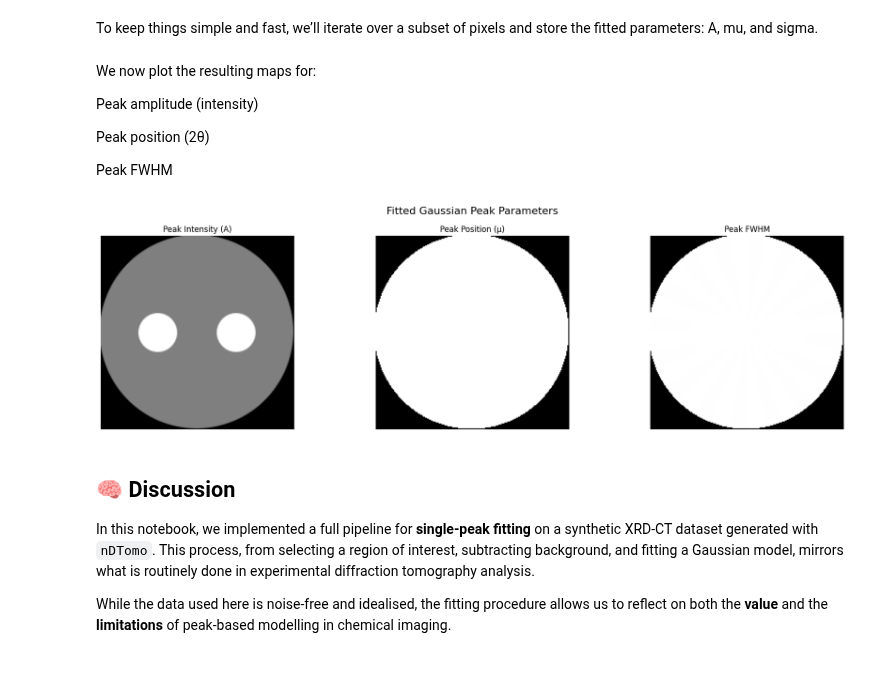
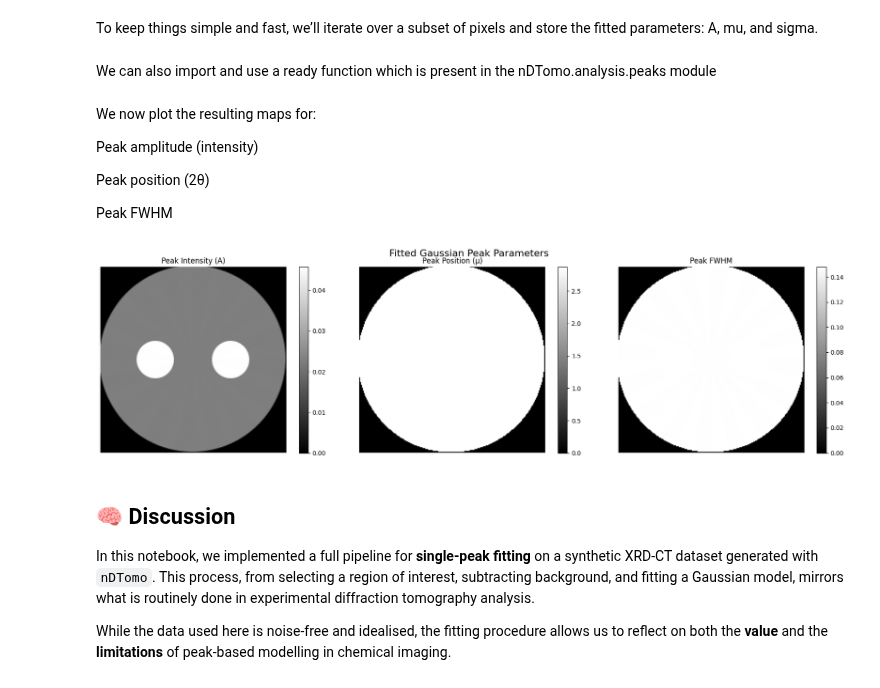
Before and after one commit to antonyvam/nDTomo, a Jupyter notebook: docs/source/notebooks/tutorial_peak_fitting.ipynb, the cells around one changed output. Saved outputs shown, nothing was run; the diff lists cells and outputs as text; code cells hidden in the pictures.

Commit message:
peak_fitting

```diff
--- a/docs/source/notebooks/tutorial_peak_fitting.ipynb
+++ b/docs/source/notebooks/tutorial_peak_fitting.ipynb
@@ -191,3 +194,8 @@ chemct_roi_bgsub = subtract_linear_background(chemct_roi, tth_roi)
+# %%
+from nDTomo.analysis.peaks import subtract_linear_background
+
+# Apply background subtraction
+chemct_roi_bgsub = subtract_linear_background(chemct_roi, tth_roi)
 # %% [markdown]
 To validate the background subtraction, we plot a single pixel’s spectrum before and after processing.
 # %%
@@ -263,6 +271,12 @@ for ix in tqdm(range(nx)):
             params[ix, iy, :] = popt
         except RuntimeError:
             pass  # Fit failed
+# %% [markdown]
+We can also import and use a ready function which is present in the nDTomo.analysis.peaks module
+# %%
+from nDTomo.analysis.peaks import fit_gaussian_map
+
+params = fit_gaussian_map(chemct_roi_bgsub, tth_roi, threshold=1e-3, sigma_bounds=(0.01, 1.0))
 # %% [markdown]
 We now plot the resulting maps for:
 
@@ -274,28 +288,31 @@ Peak FWHM
 # %%
 A_map = params[:, :, 0]
 mu_map = params[:, :, 1]
 sigma_map = params[:, :, 2]
 fwhm_map = 2.355 * sigma_map
 
 fig, axs = plt.subplots(1, 3, figsize=(18, 5))
 
-axs[0].imshow(A_map, cmap='gray')
+im0 = axs[0].imshow(A_map, cmap='gray')
 axs[0].set_title("Peak Intensity (A)")
 axs[0].axis('off')
+plt.colorbar(im0, ax=axs[0])
 
-axs[1].imshow(mu_map, cmap='gray')
+im1 = axs[1].imshow(mu_map, cmap='gray')
 axs[1].set_title("Peak Position (μ)")
 axs[1].axis('off')
+plt.colorbar(im1, ax=axs[1])
 
-axs[2].imshow(fwhm_map, cmap='gray')
+im2 = axs[2].imshow(fwhm_map, cmap='gray')
 axs[2].set_title("Peak FWHM")
 axs[2].axis('off')
+plt.colorbar(im2, ax=axs[2])
 
 plt.suptitle("Fitted Gaussian Peak Parameters", fontsize=16)
 plt.tight_layout()
 plt.show()
 # %% [output]
-[figure, old version]
+[figure, new version]
 # %% [markdown]
 ## 🧠 Discussion
 
```
Also changed, not shown: parts of 4 cells of this notebook, 1 other file.
